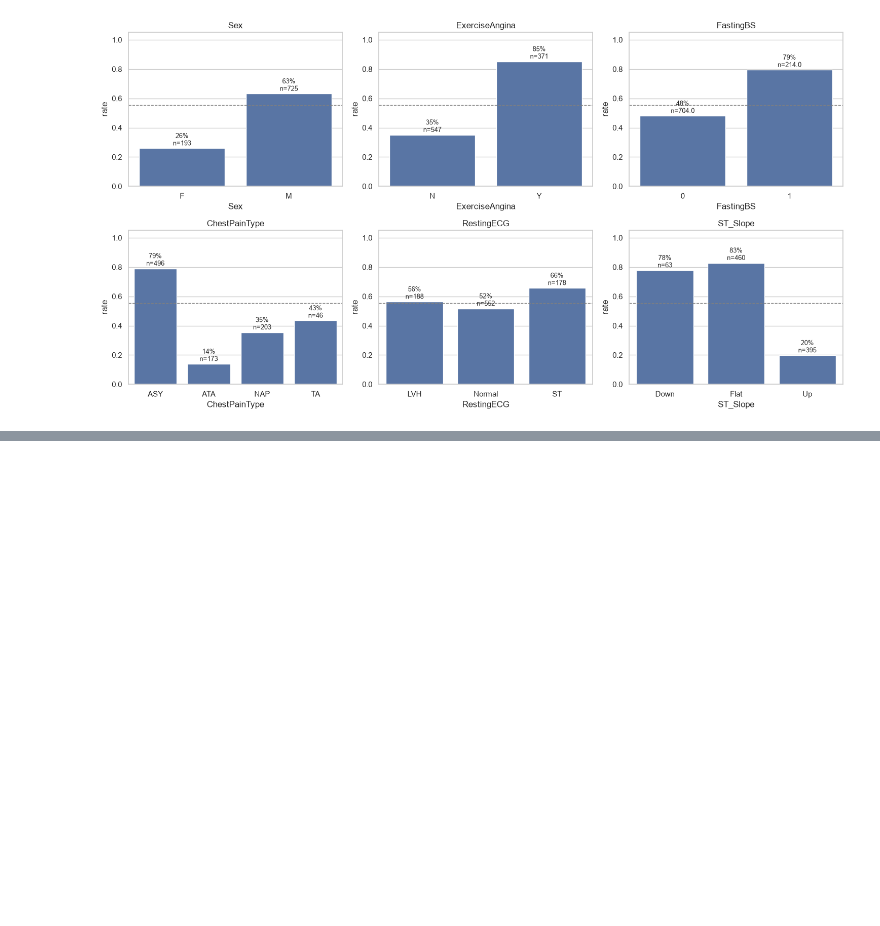
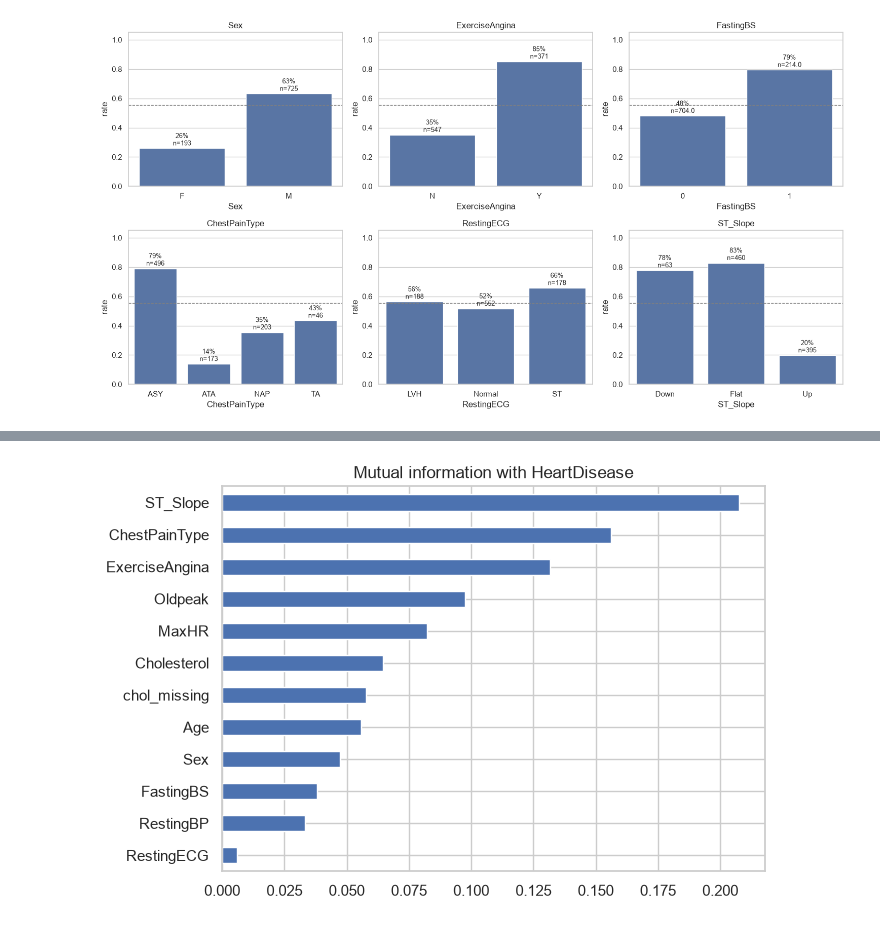
Before and after one commit to kostastranop/Heart-Failure, a Jupyter notebook: notebooks/01_eda.ipynb, the cells around one changed output, grey strips where cells are left out. Drawn from its saved outputs; the diff is of its cells as text; code cells hidden in the pictures; blank space fills up the shorter version.

```diff
--- a/notebooks/01_eda.ipynb
+++ b/notebooks/01_eda.ipynb
@@ -410,0 +426,22 @@ High disease rates are observed on the following features: Male (63%), Y in Exer
+# %%
+from sklearn.feature_selection import mutual_info_classif
+
+# Compute mutual information between features and the target variable
+X_mi = df_clean.drop(columns=TARGET).copy()
+X_mi["chol_missing"] = X_mi["Cholesterol"].isna().astype(int)
+num_missing = ["RestingBP", "Cholesterol"]
+X_mi[num_missing] = X_mi[num_missing].fillna(X_mi[num_missing].median())
+for c in BINARY_COLS + NOMINAL_COLS:
+    X_mi[c] = X_mi[c].astype("category").cat.codes
+
+discrete = X_mi.columns.isin(BINARY_COLS + NOMINAL_COLS + ["FastingBS", "chol_missing"])
+mi = pd.Series(
+    mutual_info_classif(X_mi, df_clean[TARGET], discrete_features=discrete, random_state=SEED),
+    index=X_mi.columns,
+).sort_values()
+
+mi.plot.barh(figsize=(7, 5), title="Mutual information with HeartDisease")
+save_fig("07_mutual_information")
+plt.show()
+# %% [output]
+[figure, added]
```
Also changed, not shown: parts of 14 cells of this notebook, 4 other files.
